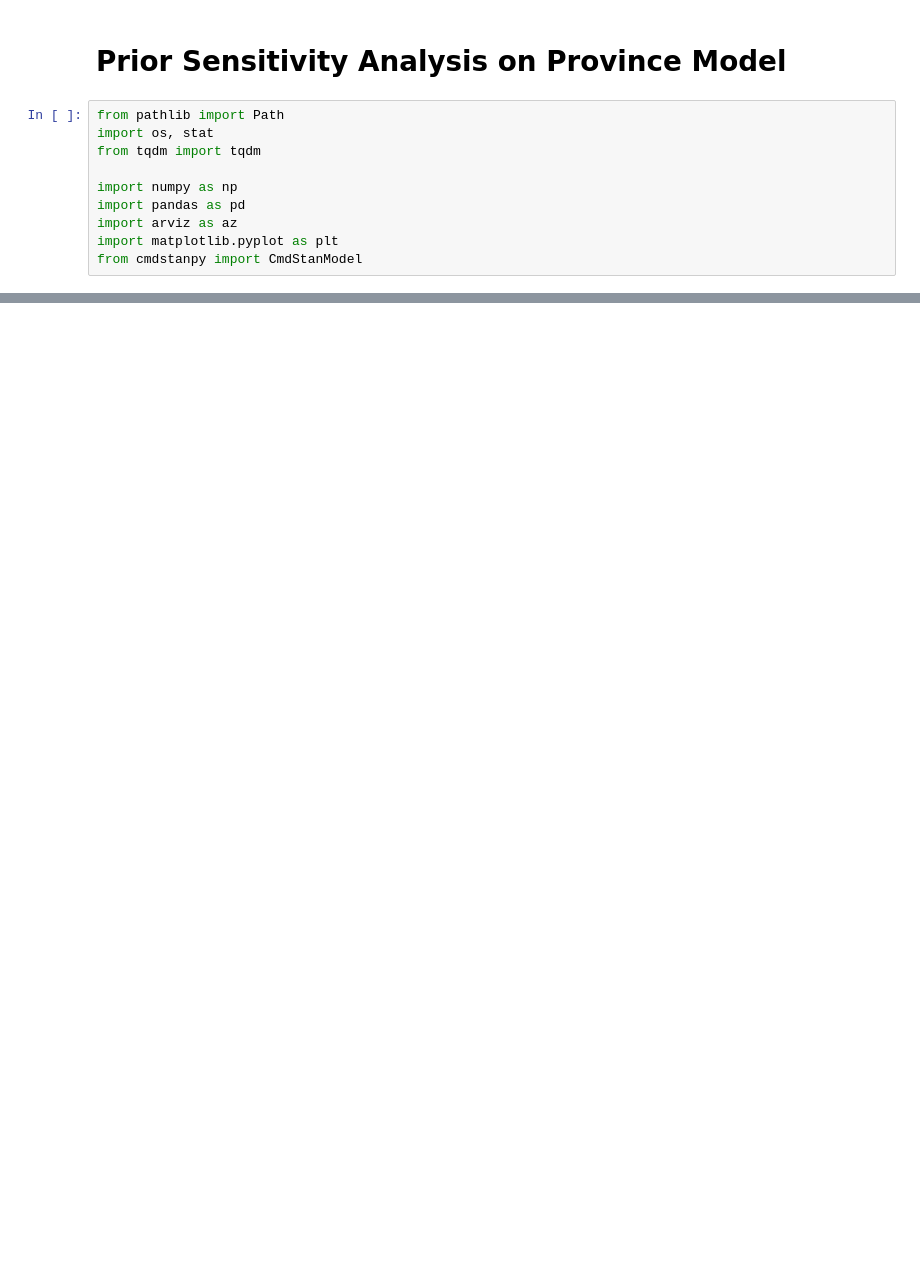
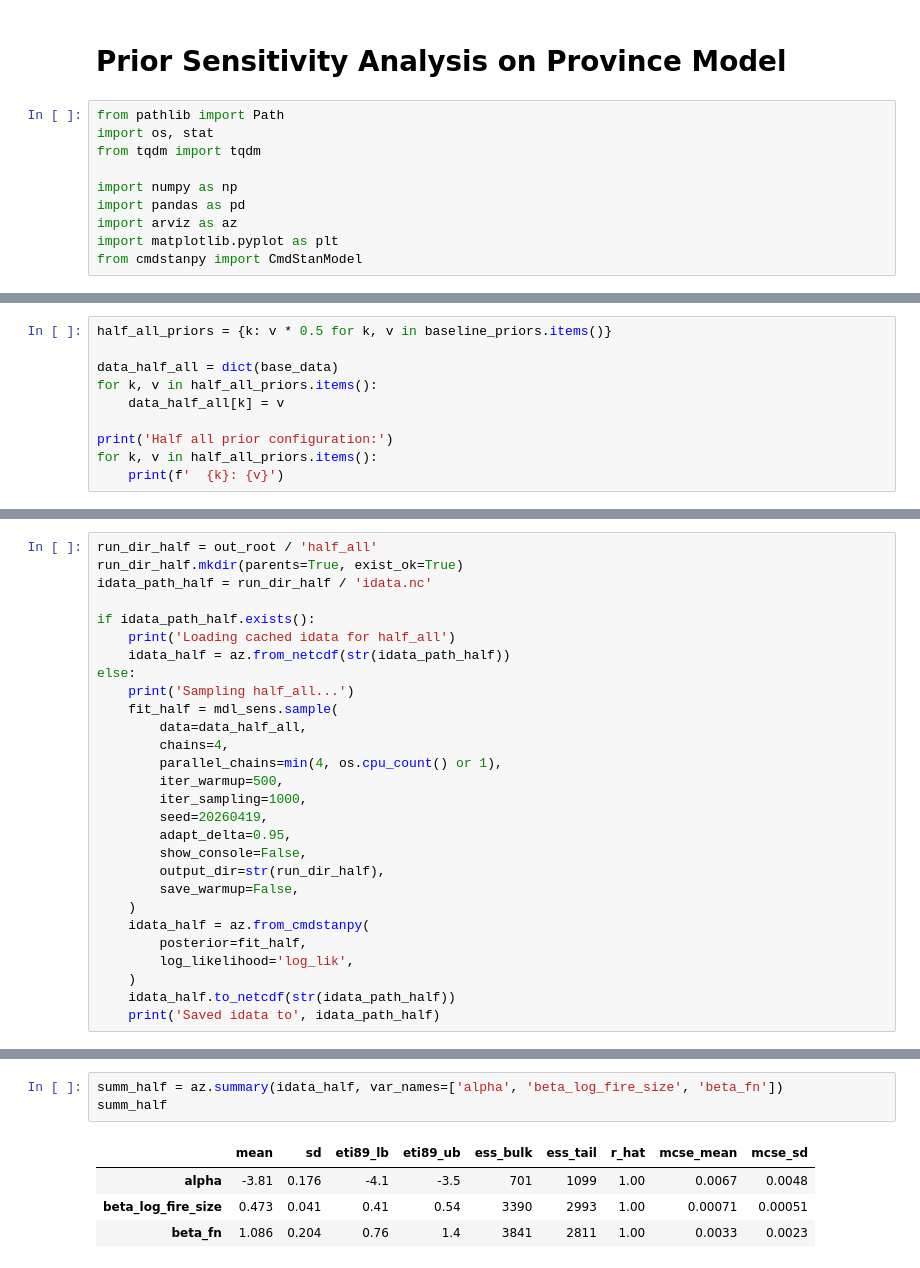
Before and after one commit to PierreRL/Wildfire_Evacuations, a Jupyter notebook: notebooks/6. sensitivty_analysis.ipynb, the cells around one changed output, grey strips where cells are left out. Saved outputs shown, nothing was run; the diff lists cells and outputs as text; blank space fills up the shorter version.

```diff
--- a/notebooks/6. sensitivty_analysis.ipynb
+++ b/notebooks/6. sensitivty_analysis.ipynb
@@ -195,0 +66,10 @@ Running double_all
+# %%
+half_all_priors = {k: v * 0.5 for k, v in baseline_priors.items()}
+
+data_half_all = dict(base_data)
+for k, v in half_all_priors.items():
+    data_half_all[k] = v
+
+print('Half all prior configuration:')
+for k, v in half_all_priors.items():
+    print(f'  {k}: {v}')
@@ -195,0 +82,28 @@ Running double_all
+# %%
+run_dir_half = out_root / 'half_all'
+run_dir_half.mkdir(parents=True, exist_ok=True)
+idata_path_half = run_dir_half / 'idata.nc'
+
+if idata_path_half.exists():
+    print('Loading cached idata for half_all')
+    idata_half = az.from_netcdf(str(idata_path_half))
+else:
+    print('Sampling half_all...')
+    fit_half = mdl_sens.sample(
+        data=data_half_all,
+        chains=4,
+        parallel_chains=min(4, os.cpu_count() or 1),
+        iter_warmup=500,
+        iter_sampling=1000,
+        seed=20260419,
+        adapt_delta=0.95,
+        show_console=False,
+        output_dir=str(run_dir_half),
+        save_warmup=False,
+    )
+    idata_half = az.from_cmdstanpy(
+        posterior=fit_half,
+        log_likelihood='log_lik',
+    )
+    idata_half.to_netcdf(str(idata_path_half))
+    print('Saved idata to', idata_path_half)
@@ -195,0 +131,8 @@ Running double_all
+# %%
+summ_half = az.summary(idata_half, var_names=['alpha', 'beta_log_fire_size', 'beta_fn'])
+summ_half
+# %% [output]
+|  | mean | sd | eti89_lb | eti89_ub | ess_bulk | ess_tail | r_hat | mcse_mean | mcse_sd |
+| alpha | -3.81 | 0.176 | -4.1 | -3.5 | 701 | 1099 | 1.00 | 0.0067 | 0.0048 |
+| beta_log_fire_size | 0.473 | 0.041 | 0.41 | 0.54 | 3390 | 2993 | 1.00 | 0.00071 | 0.00051 |
+| beta_fn | 1.086 | 0.204 | 0.76 | 1.4 | 3841 | 2811 | 1.00 | 0.0033 | 0.0023 |
```
Also changed, not shown: parts of 28 cells of this notebook, 17 other files.
